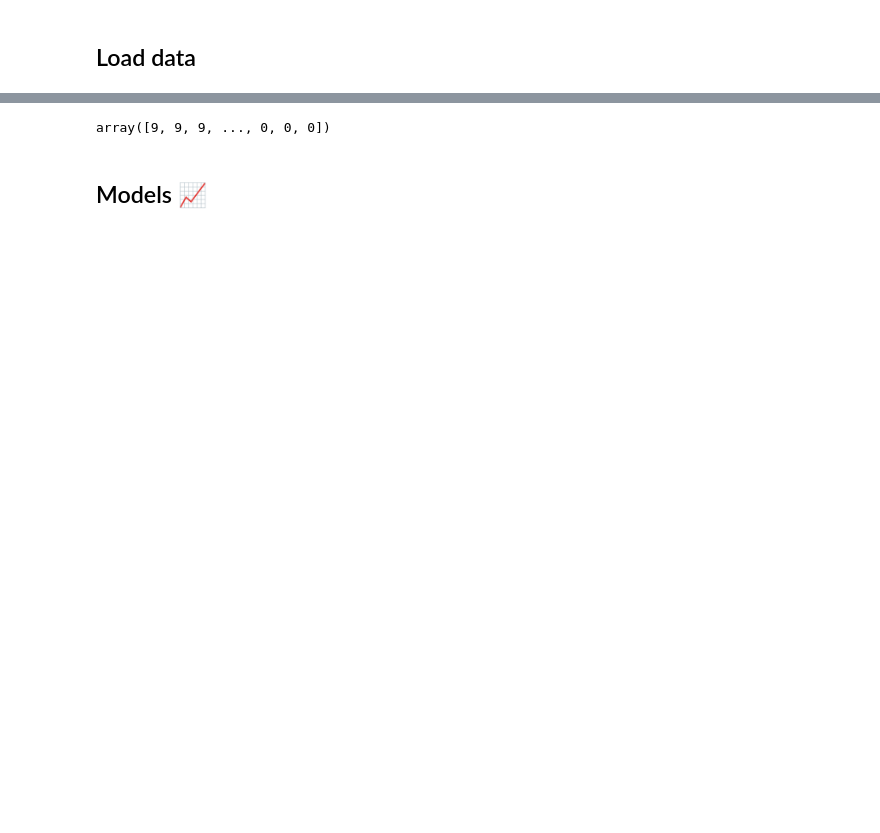
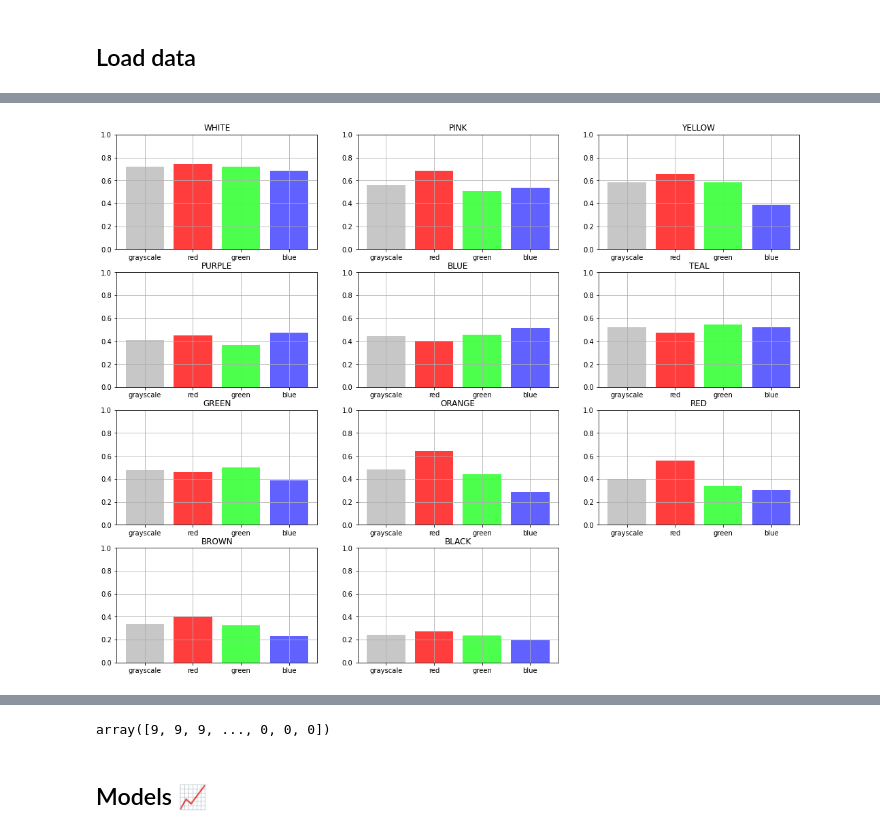
Before and after one commit to alejomaar/machine-learning, a Jupyter notebook: clasification/Google Art and Culture/notebooks/classification.ipynb, the cells around one changed output, grey strips where cells are left out. Cells and saved outputs as stored; diff of their text form; code cells hidden in the pictures; blank space fills up the shorter version.

```diff
--- a/clasification/Google Art and Culture/notebooks/classification.ipynb
+++ b/clasification/Google Art and Culture/notebooks/classification.ipynb
@@ -60,3 +59,16 @@ df.head(5)
 # %%
 y = df['category']
 X = df[['mean_grayscale','mean_blue','mean_green','mean_red','std_grayscale','std_blue','std_green','std_red']]
+# %%
+plt.figure(figsize=(18, 18))
+
+for i,category in enumerate(df['category'].unique()):
+    category_df = df[df['category']==category]
+    color_values = category_df[['mean_grayscale','mean_red', 'mean_green','mean_blue']].mean()
+    plt.subplot(5, 3, i+1)
+    plt.ylim(0, 1)
+    plt.grid(True)
+    plt.bar(['grayscale','red','green','blue'],color_values ,color =['#C7C7C7','#FF3D3D','#4DFF4D','#6161FF'])
+    plt.title(category)
+# %% [output]
+[figure, added]
```
Also changed, not shown: parts of 17 cells of this notebook.
